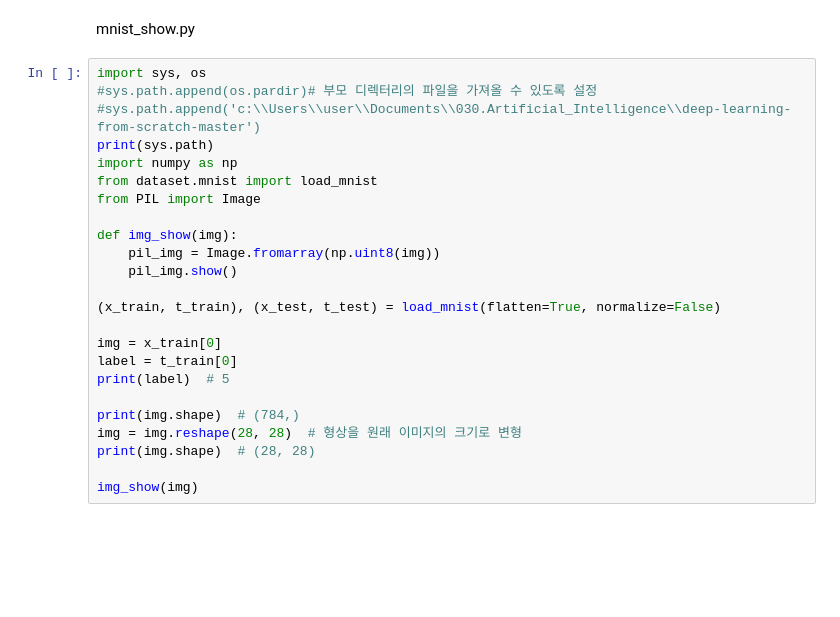
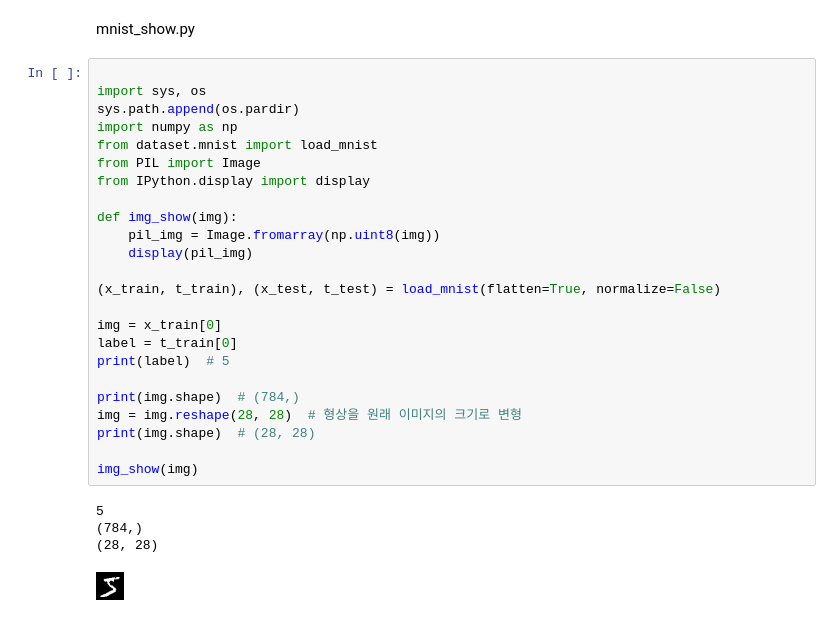
Before and after one commit to cshironic/AI_basics, a Jupyter notebook: ch_3.ipynb, the cells around one changed output. Saved outputs shown, nothing was run; the diff lists cells and outputs as text; blank space fills up the shorter version.

```diff
--- a/ch_3.ipynb
+++ b/ch_3.ipynb
@@ -79,26 +79,31 @@ plt.show()
 # %% [markdown]
 mnist_show.py
 # %%
+
 import sys, os
-#sys.path.append(os.pardir)# 부모 디렉터리의 파일을 가져올 수 있도록 설정
-#sys.path.append('c:\\Users\\user\\Documents\\030.Artificial_Intelligence\\deep-learning-from-scratch-master')
-print(sys.path)
+sys.path.append(os.pardir)
 import numpy as np
 from dataset.mnist import load_mnist
 from PIL import Image
+from IPython.display import display
 
 def img_show(img):
     pil_img = Image.fromarray(np.uint8(img))
-    pil_img.show()
+    display(pil_img)
 
 (x_train, t_train), (x_test, t_test) = load_mnist(flatten=True, normalize=False)
 
 img = x_train[0]
 label = t_train[0]
 print(label)  # 5
 
 print(img.shape)  # (784,)
 img = img.reshape(28, 28)  # 형상을 원래 이미지의 크기로 변형
 print(img.shape)  # (28, 28)
 
 img_show(img)
+# %% [output]
+5
+(784,)
+(28, 28)
+[figure, added]
```
